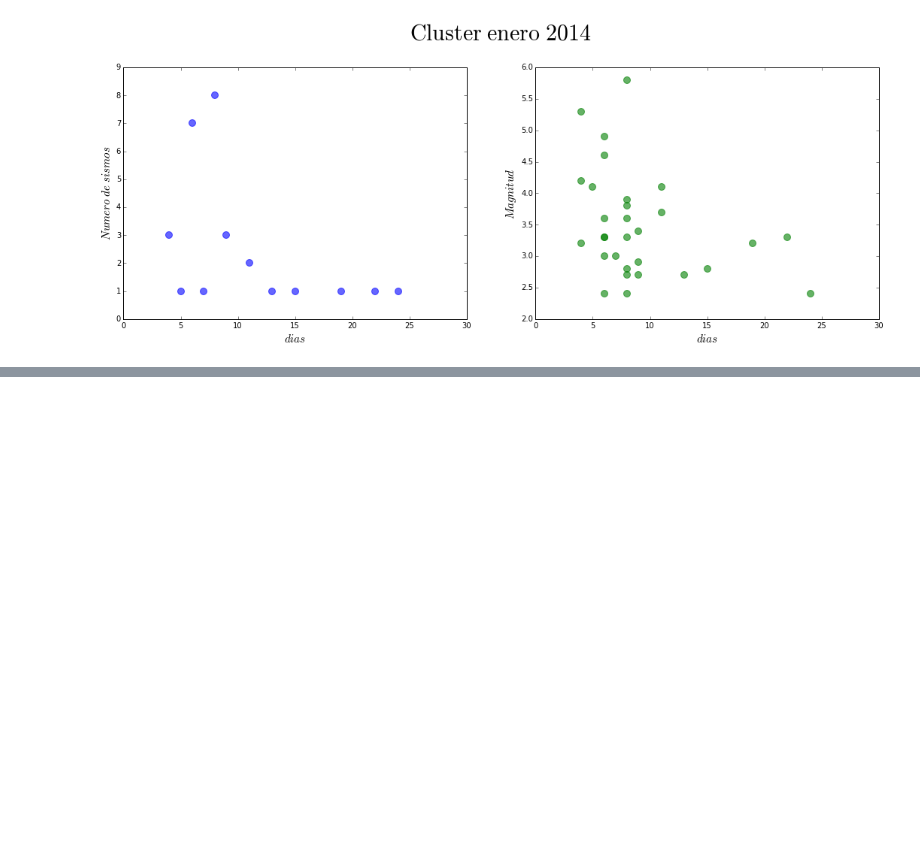
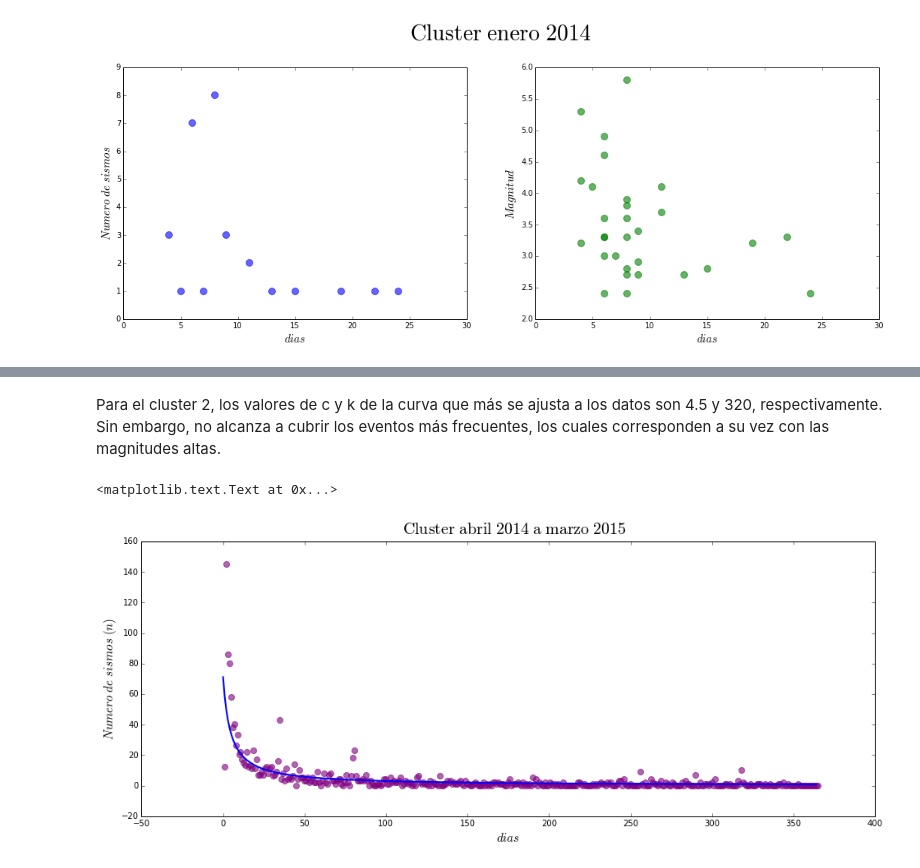
Before and after one commit to auracuervog/Sismologia20151, a Jupyter notebook: Tarea1/Tarea1.ipynb, the cells around one changed output, grey strips where cells are left out. Cells and saved outputs as stored; diff of their text form; code cells hidden in the pictures; blank space fills up the shorter version.

```diff
--- a/Tarea1/Tarea1.ipynb
+++ b/Tarea1/Tarea1.ipynb
@@ -318,0 +516,24 @@ grid()
+# %% [markdown]
+Para el cluster 2, los valores de c y k de la curva que más se ajusta a los datos son 4.5 y 320, respectivamente. Sin embargo, no alcanza a cubrir los eventos más frecuentes, los cuales corresponden a su vez con las magnitudes altas.
+# %%
+t2 = []
+n2  = []
+k = 320
+c = 4.5
+
+for ml in range(0,365):
+    t2.append(ml)
+for au in range(0,365):
+    n2.append(k/(c+t2[au]))
+
+fi, a = plt.subplots()
+fi.set_size_inches(16,6)
+a.plot(t2,n2,'b')
+a.lines[-1].set_linewidth(2)
+a.scatter(anhoc,total_sismos,color=('purple'),s=50,alpha=0.6)
+plt.xlabel(r'$dias$', fontsize=15)
+plt.ylabel(r'$Numero \ de \ sismos \ (n)$', fontsize=15)
+plt.text(110, 165, "$\mathrm{Cluster \ abril \ 2014 \ a \ marzo \ 2015}$", fontsize=20, rotation='horizontal')
+# %% [output]
+<matplotlib.text.Text at 0x...>
+[figure, added]
```
Also changed, not shown: parts of 18 cells of this notebook.
